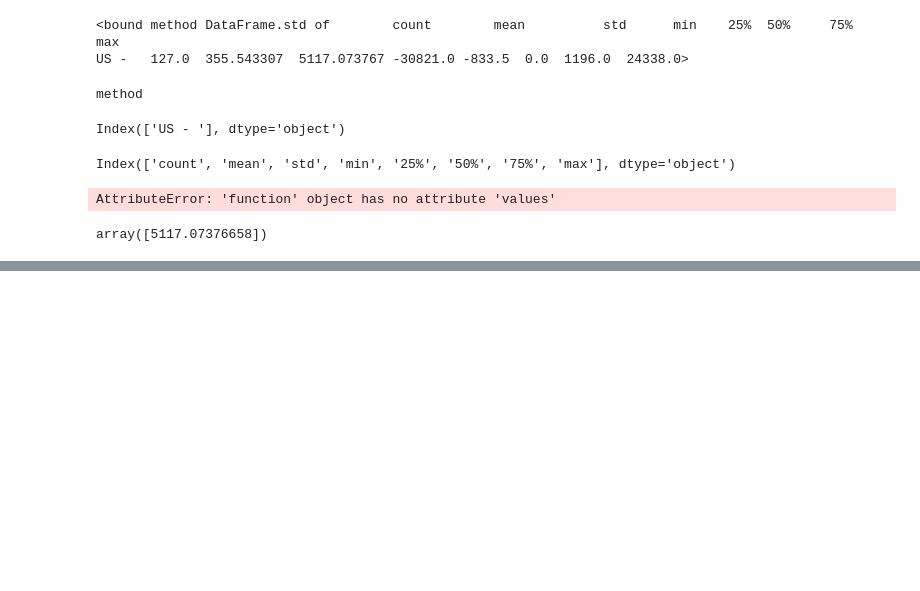
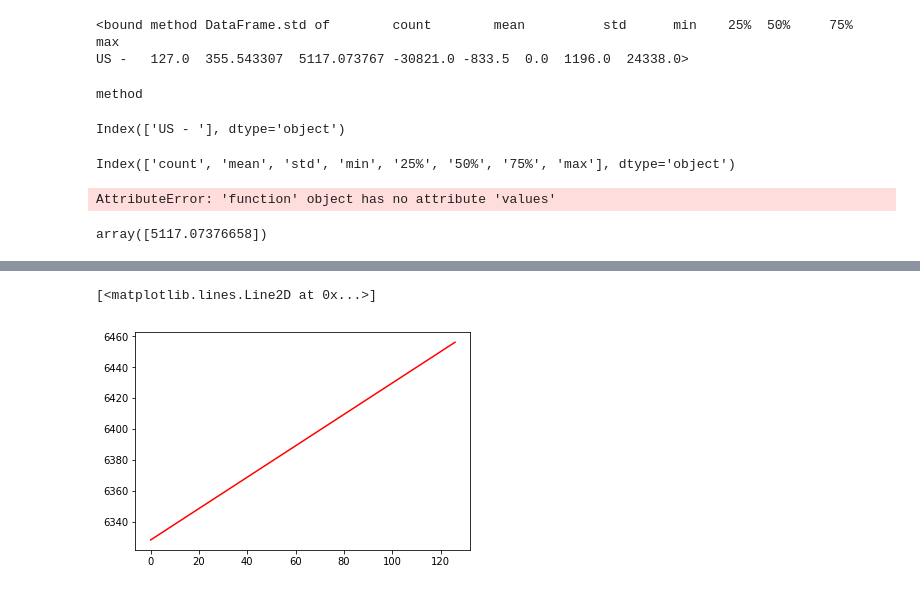
Before and after one commit to jdmarshall527/ucb, a Jupyter notebook: udacity/Capstone/Capstone data exploration.ipynb, the cells around one changed output, grey strips where cells are left out. Cells and saved outputs as stored; diff of their text form; code cells hidden in the pictures; blank space fills up the shorter version.

```diff
--- a/udacity/Capstone/Capstone data exploration.ipynb
+++ b/udacity/Capstone/Capstone data exploration.ipynb
@@ -854,0 +927,5 @@ array([5117.07376658])
+# %%
+plt.plot(x_lin_reg, y_lin_reg, c = 'r')
+# %% [output]
+[<matplotlib.lines.Line2D at 0x...>]
+[figure, added]
```
Also changed, not shown: parts of 21 cells of this notebook.
